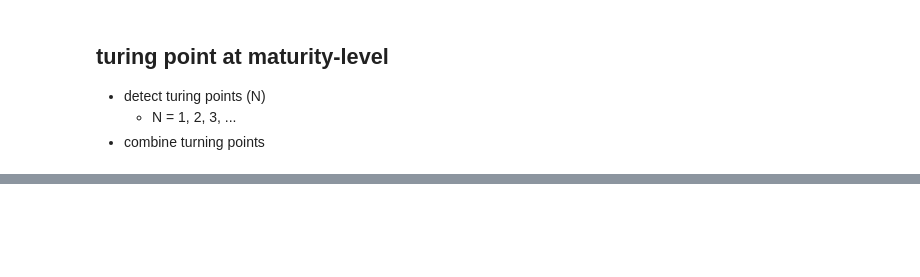
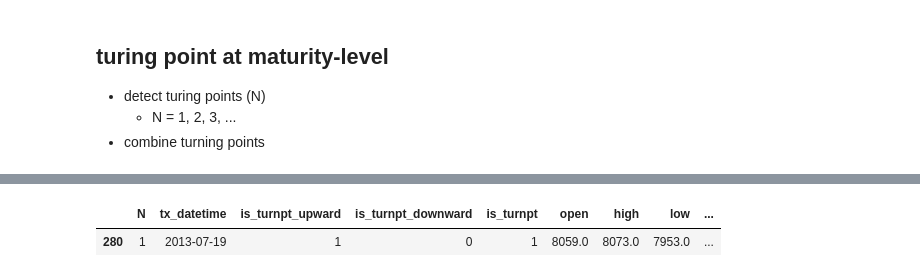
Before and after one commit to datasci-info/stock_path_tracker, a Jupyter notebook: turnpt_analysis.ipynb, the cells around one changed output, grey strips where cells are left out. Saved outputs shown, nothing was run; the diff lists cells and outputs as text; code cells hidden in the pictures; blank space fills up the shorter version.

```diff
--- a/turnpt_analysis.ipynb
+++ b/turnpt_analysis.ipynb
@@ -151,0 +155,7 @@ plot_turnpt(df_turnpt_ohlc_combined, N = 1)
+# %%
+for grp, df_grp in df_turnpt_ohlc_combined.groupby('day_to_maturity'):
+    freq_tp_upward = df_grp.is_turnpt_upward.sum(),
+    freq_tp_downward = df_grp.is_turnpt_downward.sum(),
+    freq_tp = df_grp.is_turnpt.abs().sum()
+
+    break
@@ -151,0 +168,5 @@ plot_turnpt(df_turnpt_ohlc_combined, N = 1)
+# %%
+df_grp
+# %% [output]
+|  | N | tx_datetime | is_turnpt_upward | is_turnpt_downward | is_turnpt | open | high | low | ... |
+| 280 | 1 | 2013-07-19 | 1 | 0 | 1 | 8059.0 | 8073.0 | 7953.0 | ... |
```
Also changed, not shown: parts of 9 cells of this notebook, 1 other file.
